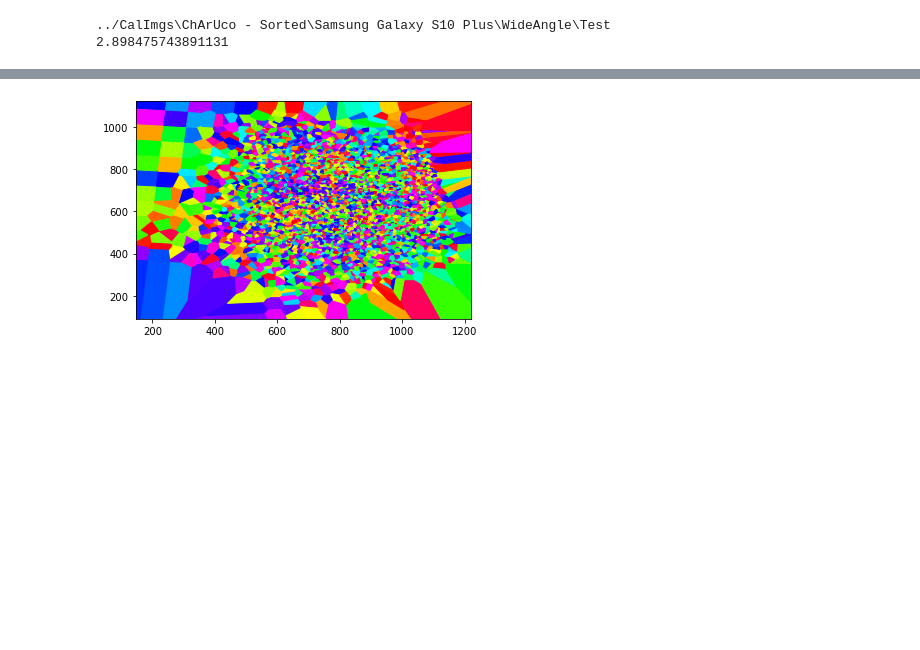
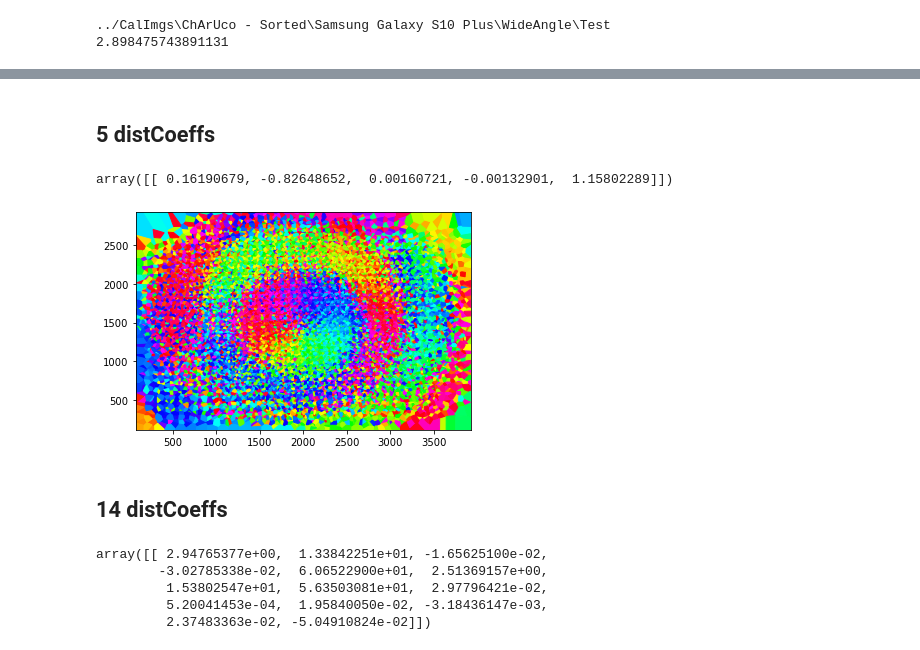
Before and after one commit to SimonLBSoerensen/Flexible-Camera-Calibration, a Jupyter notebook: SimonsTestBooks/TestBook.ipynb, the cells around one changed output, grey strips where cells are left out. Cells and saved outputs as stored; diff of their text form; code cells hidden in the pictures; blank space fills up the shorter version.

Commit message:
5 vs 14 distCoeffs Voronoi test

```diff
--- a/SimonsTestBooks/TestBook.ipynb
+++ b/SimonsTestBooks/TestBook.ipynb
@@ -725,5 +726,0 @@ pattern_size=(12,12)
-# %%
-retval, cameraMatrix, distCoeffs, rvecs, tvecs, stdDeviationsIntrinsics, stdDeviationsExtrinsics, perViewErrors, obj_points, img_points = flexiblecc.OldSchoolCC.calibrate_camera_chessboard(gray_imgs, pattern_size, win_size=(10, 10), zero_zone=(-1, -1), criteria=None,
-                     flags=(cv2.CALIB_RATIONAL_MODEL +
-                            cv2.CALIB_THIN_PRISM_MODEL +
-                            cv2.CALIB_TILTED_MODEL), verbose=0, draw_chessboards=None)
@@ -729,0 +738,2 @@ retval, cameraMatrix, distCoeffs, rvecs, tvecs, stdDeviationsIntrinsics, stdDevi
+# %% [markdown]
+## 5 distCoeffs
@@ -730,8 +743,14 @@ retval, cameraMatrix, distCoeffs, rvecs, tvecs, stdDeviationsIntrinsics, stdDevi
+# %%
+distCoeffs
+# %% [output]
+array([[ 0.16190679, -0.82648652,  0.00160721, -0.00132901,  1.15802289]])
 # %%
-img_points_all, diff_all, angels_all, mag_all = flexiblecc.Metrics.voronoi.cal_angles_and_mag(img_points, obj_points, rvecs, tvecs, cameraMatrix, distCoeffs)
+img_points_all, diff_all, angels_all, mag_all = flexiblecc.Metrics.voronoi.cal_angles_and_mag(charucoCorners_all, obj_points_all, rvecs, tvecs, cameraMatrix, distCoeffs)
 
 plt.figure()
 flexiblecc.Metrics.voronoi.plot_voronoi(img_points_all, angels_all)
 plt.show()
 # %% [output]
-[figure, old version]
+[figure, new version]
+# %% [markdown]
+## 14 distCoeffs
@@ -737,0 +760,8 @@ plt.show()
+# %%
+distCoeffs
+# %% [output]
+array([[ 2.94765377e+00,  1.33842251e+01, -1.65625100e-02,
+        -3.02785338e-02,  6.06522900e+01,  2.51369157e+00,
+         1.53802547e+01,  5.63503081e+01,  2.97796421e-02,
+         5.20041453e-04,  1.95840050e-02, -3.18436147e-03,
+         2.37483363e-02, -5.04910824e-02]])
```
Also changed, not shown: parts of 9 cells of this notebook.
